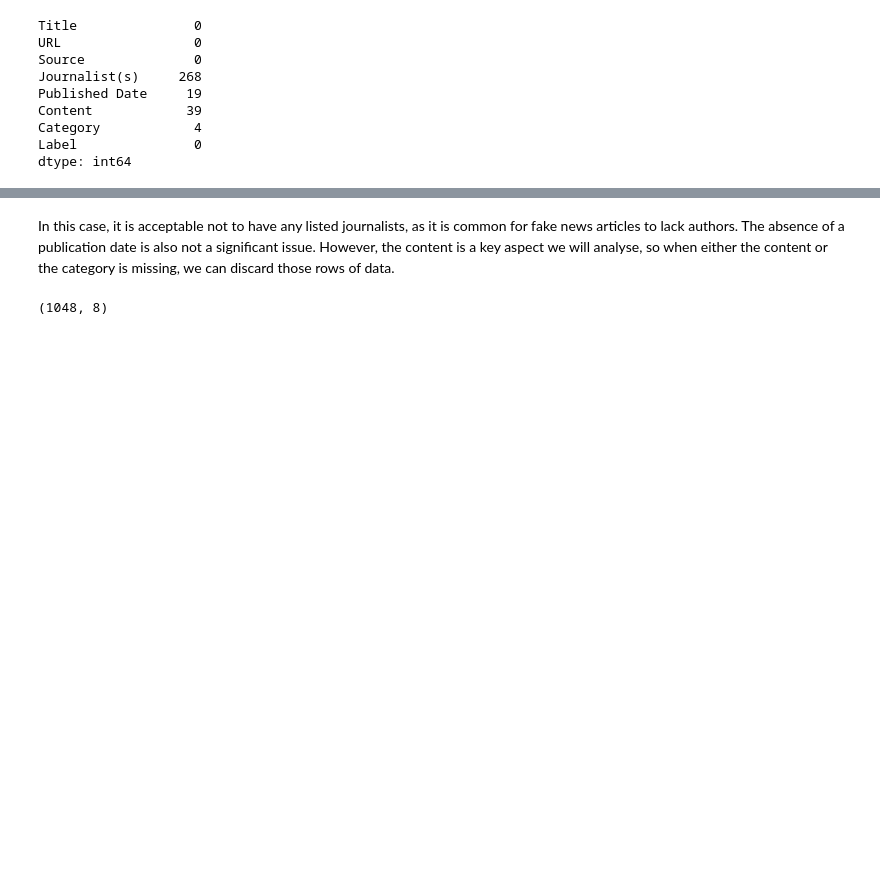
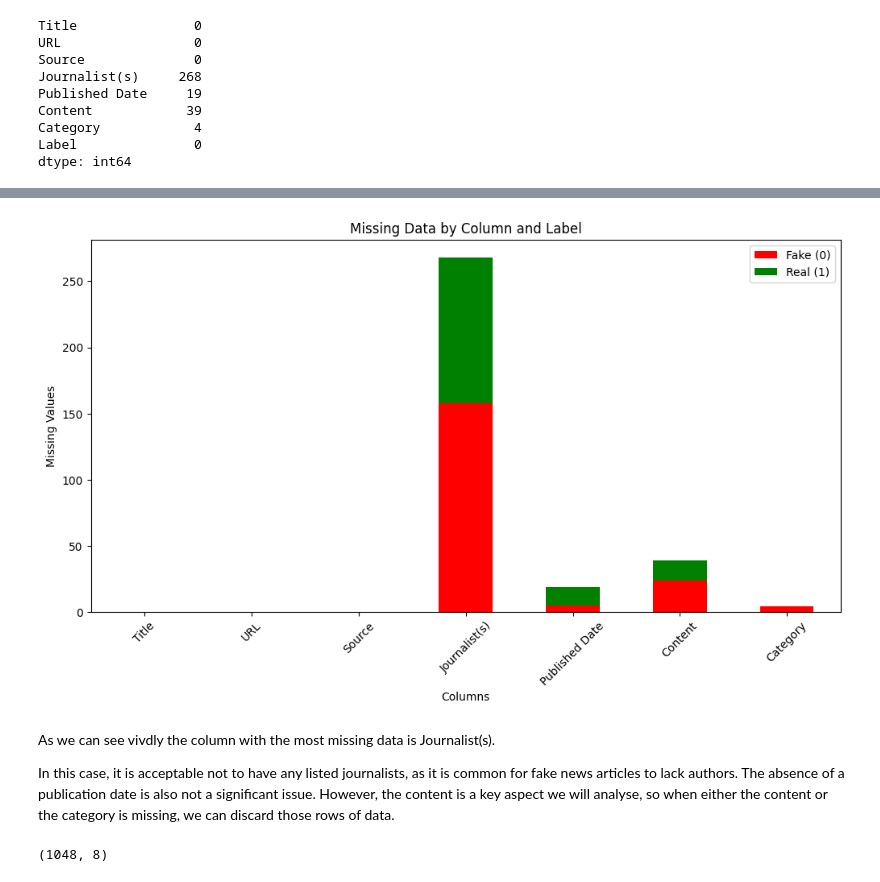
Before and after one commit to ivetkalchev/DeFactify, a Jupyter notebook: defactify.ipynb, the cells around one changed output, grey strips where cells are left out. Drawn from its saved outputs; the diff is of its cells as text; code cells hidden in the pictures; blank space fills up the shorter version.

```diff
--- a/defactify.ipynb
+++ b/defactify.ipynb
@@ -150,4 +167,20 @@ dtype: int64
+# %%
+missing_by_label = combined_dataset.drop('Label', axis=1).groupby(combined_dataset['Label']).apply(lambda x: x.isnull().sum())
+
+missing_by_label = missing_by_label.T
+
+missing_by_label.plot(kind='bar', stacked=True, figsize=(12, 6), color=['red', 'green'])
+plt.title('Missing Data by Column and Label')
+plt.xlabel('Columns')
+plt.ylabel('Missing Values')
+plt.xticks(rotation=45)
+plt.legend(['Fake (0)', 'Real (1)'])
+plt.show()
+# %% [output]
+[figure, added]
 # %% [markdown]
+As we can see vivdly the column with the most missing data is Journalist(s).
+
 In this case, it is acceptable not to have any listed journalists, as it is common for fake news articles to lack authors. The absence of a publication date is also not a significant issue. However, the content is a key aspect we will analyse, so when either the content or the category is missing, we can discard those rows of data.
 # %%
 cleaned_dataset = combined_dataset.dropna(subset=['Content', 'Category'])
```
Also changed, not shown: parts of 26 cells of this notebook, 1 other file.
